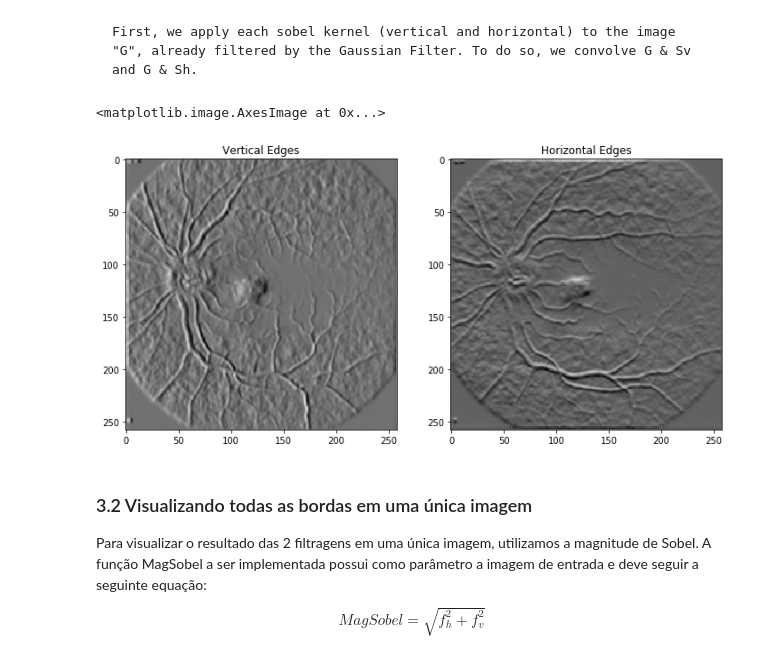
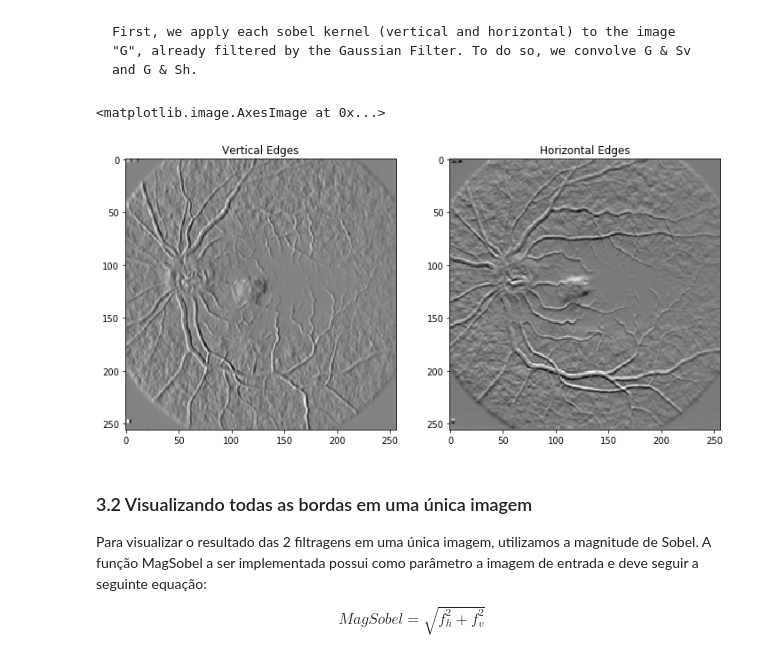
Before and after one commit to andre91998/EA979, a Jupyter notebook: 1S2020/EA979A_Ex03_AndreMedeiros.ipynb, the cells around one changed output. Drawn from its saved outputs; the diff is of its cells as text; code cells hidden in the pictures.

```diff
--- a/1S2020/EA979A_Ex03_AndreMedeiros.ipynb
+++ b/1S2020/EA979A_Ex03_AndreMedeiros.ipynb
@@ -338,26 +338,26 @@ Para detectar bordas de uma imagem usando o Filtro de Sobel, precisamos fazer a
     First, we apply each sobel kernel (vertical and horizontal) to the image "G", already filtered by the Gaussian Filter. To do so, we convolve G & Sv and G & Sh.
 # %%
 #apply vertical filter
-f_edges_v = skf.edges.convolve(G, Sv, mode= 'mirror')
+f_edges_v = skf.edges.convolve(f, Sv, mode= 'mirror')
 f_edges_v *= 255.0 / f_edges_v.max() #normalize
 
 #apply horizontal filter
-f_edges_h = skf.edges.convolve(G, Sh, mode= 'mirror')
+f_edges_h = skf.edges.convolve(f, Sh, mode= 'mirror')
 f_edges_h *= 255.0 / f_edges_h.max() #normalize
 
 #setup subplot
 plt.subplots(1,2,figsize=(12,12))
 
 plt.subplot(121)
 plt.title('Vertical Edges')
 plt.imshow(f_edges_v, cmap='gray')
 
 plt.subplot(122)
 plt.title('Horizontal Edges')
 plt.imshow(f_edges_h, cmap='gray')
 # %% [output]
 <matplotlib.image.AxesImage at 0x...>
-[figure, old version]
+[figure, new version]
 # %% [markdown]
 ### 3.2 Visualizando todas as bordas em uma única imagem
 
```
Also changed, not shown: parts of 1 cell of this notebook.
